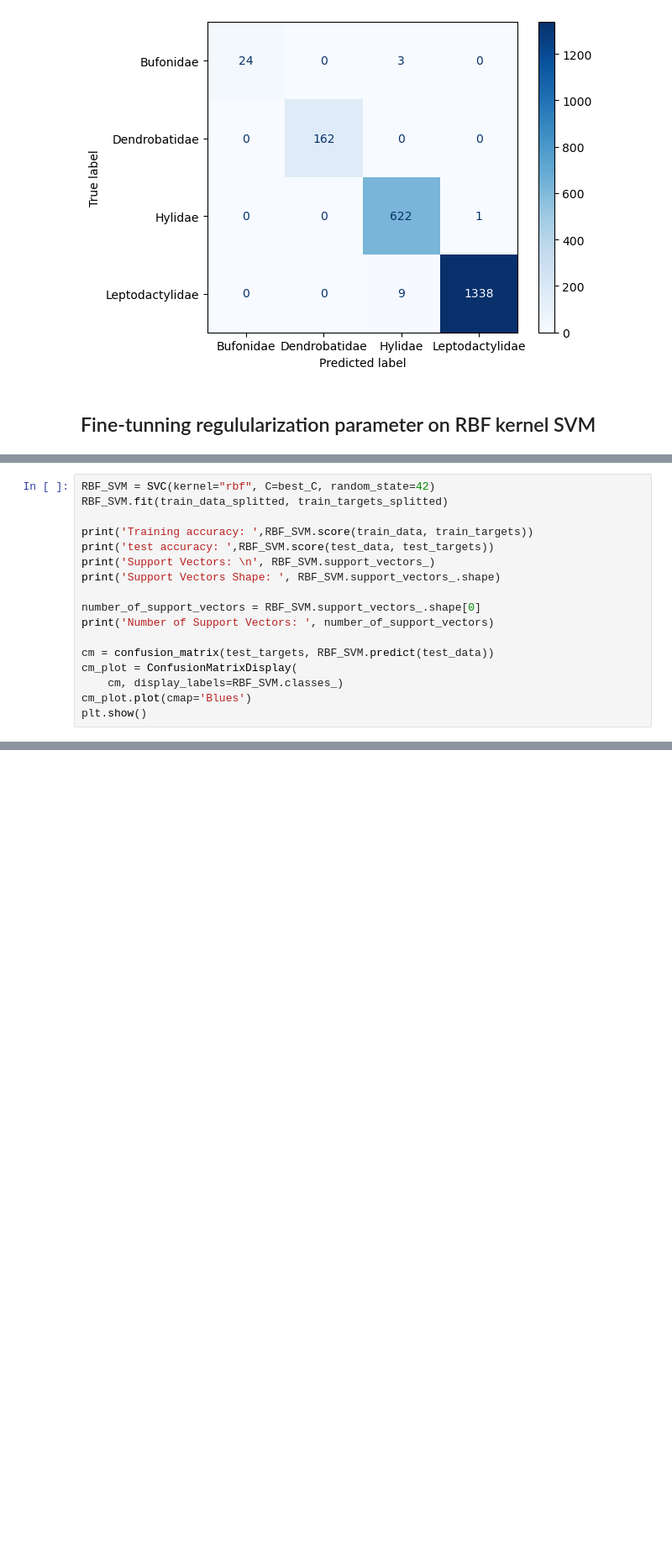
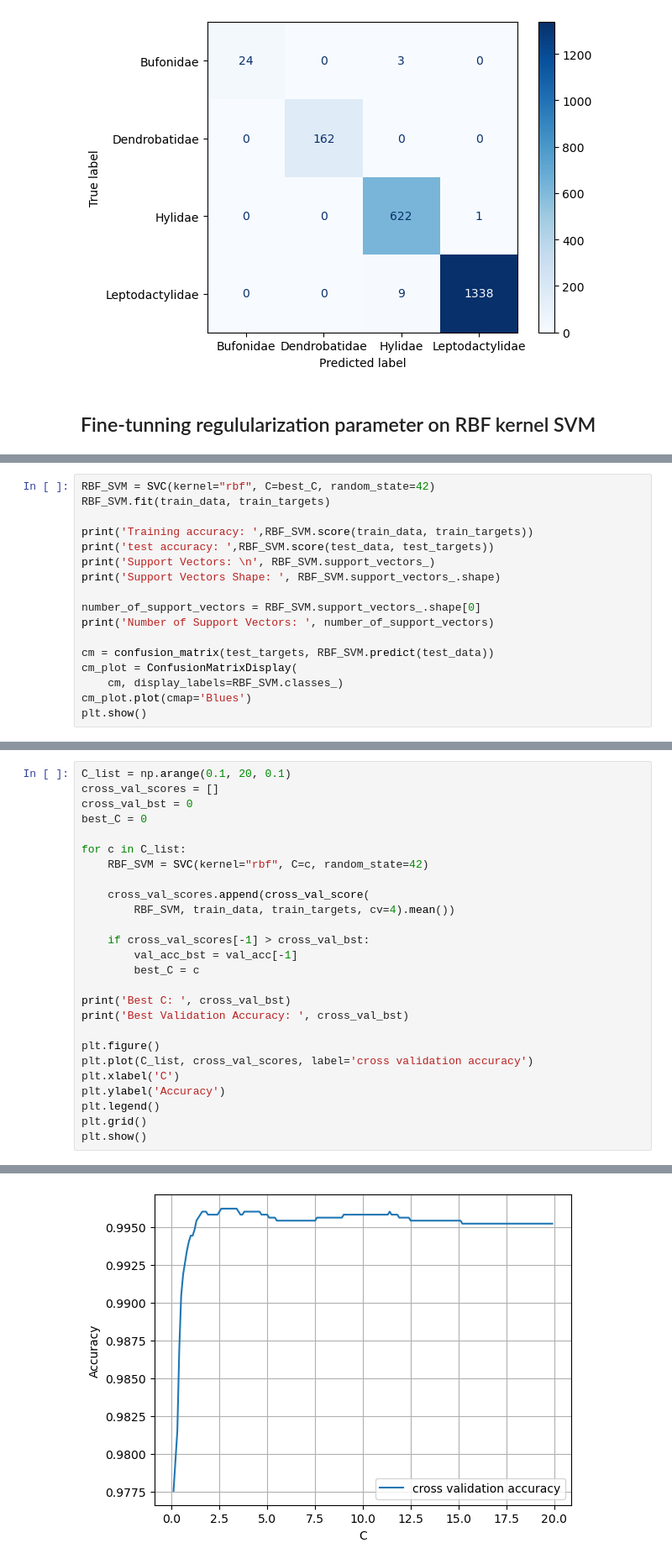
Before and after one commit to ErfanRasti/MachineLearningProjects, a Jupyter notebook: SupportVectorMachines/AnuranFamiliesRecognition.ipynb, the cells around one changed output, grey strips where cells are left out. Shown at 84% size. Saved outputs shown, nothing was run; the diff lists cells and outputs as text; blank space fills up the shorter version.

Commit message:
Fine-tunning C parameter using cross-validation

```diff
--- a/SupportVectorMachines/AnuranFamiliesRecognition.ipynb
+++ b/SupportVectorMachines/AnuranFamiliesRecognition.ipynb
@@ -303,7 +313,7 @@ Best C:  2.4000000000000004
 [figure]
 # %%
 RBF_SVM = SVC(kernel="rbf", C=best_C, random_state=42)
-RBF_SVM.fit(train_data_splitted, train_targets_splitted)
+RBF_SVM.fit(train_data, train_targets)
 
 print('Training accuracy: ',RBF_SVM.score(train_data, train_targets))
 print('test accuracy: ',RBF_SVM.score(test_data, test_targets))
@@ -340,0 +353,27 @@ Number of Support Vectors:  409
+# %%
+C_list = np.arange(0.1, 20, 0.1)
+cross_val_scores = []
+cross_val_bst = 0
+best_C = 0
+
+for c in C_list:
+    RBF_SVM = SVC(kernel="rbf", C=c, random_state=42)
+
+    cross_val_scores.append(cross_val_score(
+        RBF_SVM, train_data, train_targets, cv=4).mean())
+
+    if cross_val_scores[-1] > cross_val_bst:
+        val_acc_bst = val_acc[-1]
+        best_C = c
+
+print('Best C: ', cross_val_bst)
+print('Best Validation Accuracy: ', cross_val_bst)
+
+plt.figure()
+plt.plot(C_list, cross_val_scores, label='cross validation accuracy')
+plt.xlabel('C')
+plt.ylabel('Accuracy')
+plt.legend()
+plt.grid()
+plt.show()
+# %% [output]
@@ -340,0 +382 @@ Number of Support Vectors:  409
+[figure, added]
```
Also changed, not shown: parts of 7 cells of this notebook.
